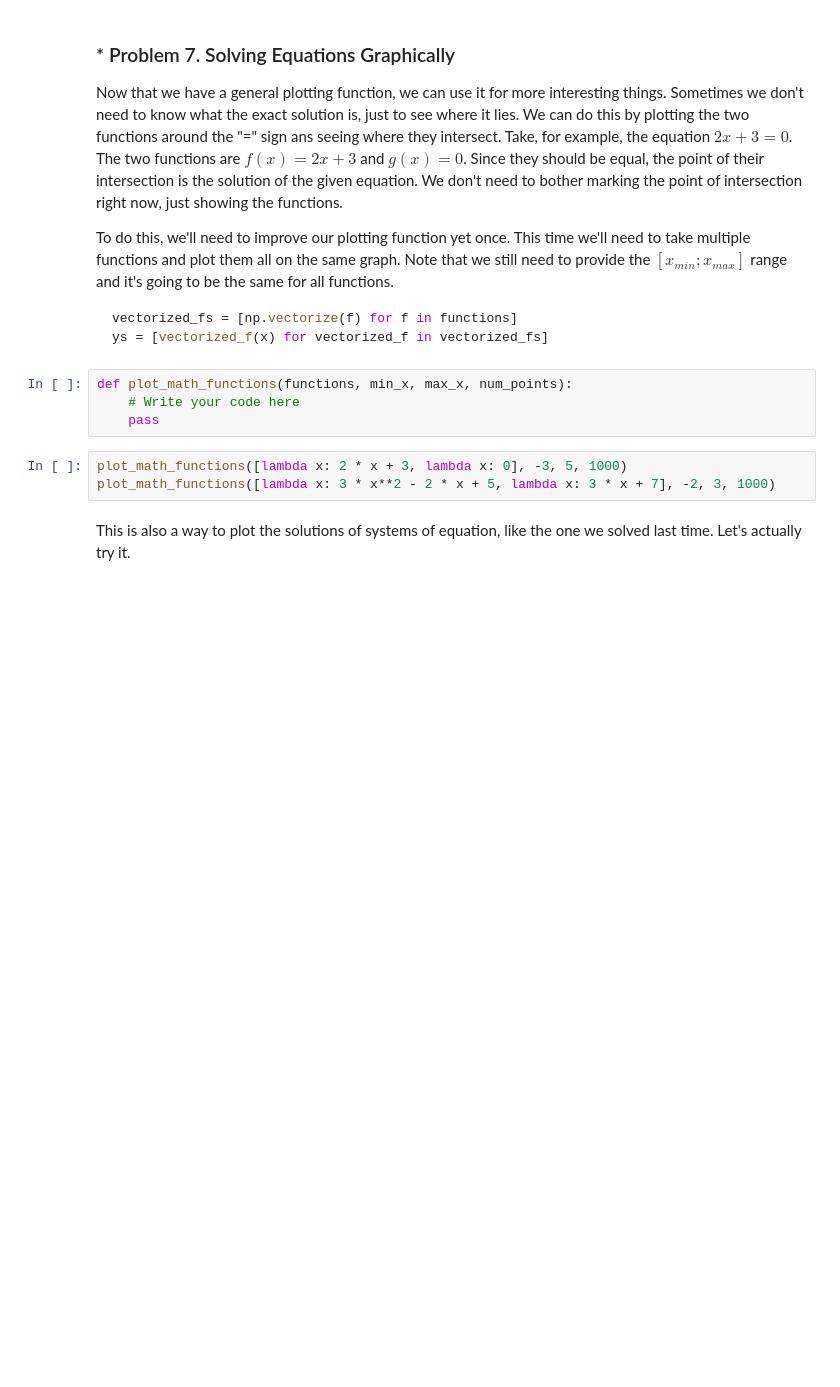
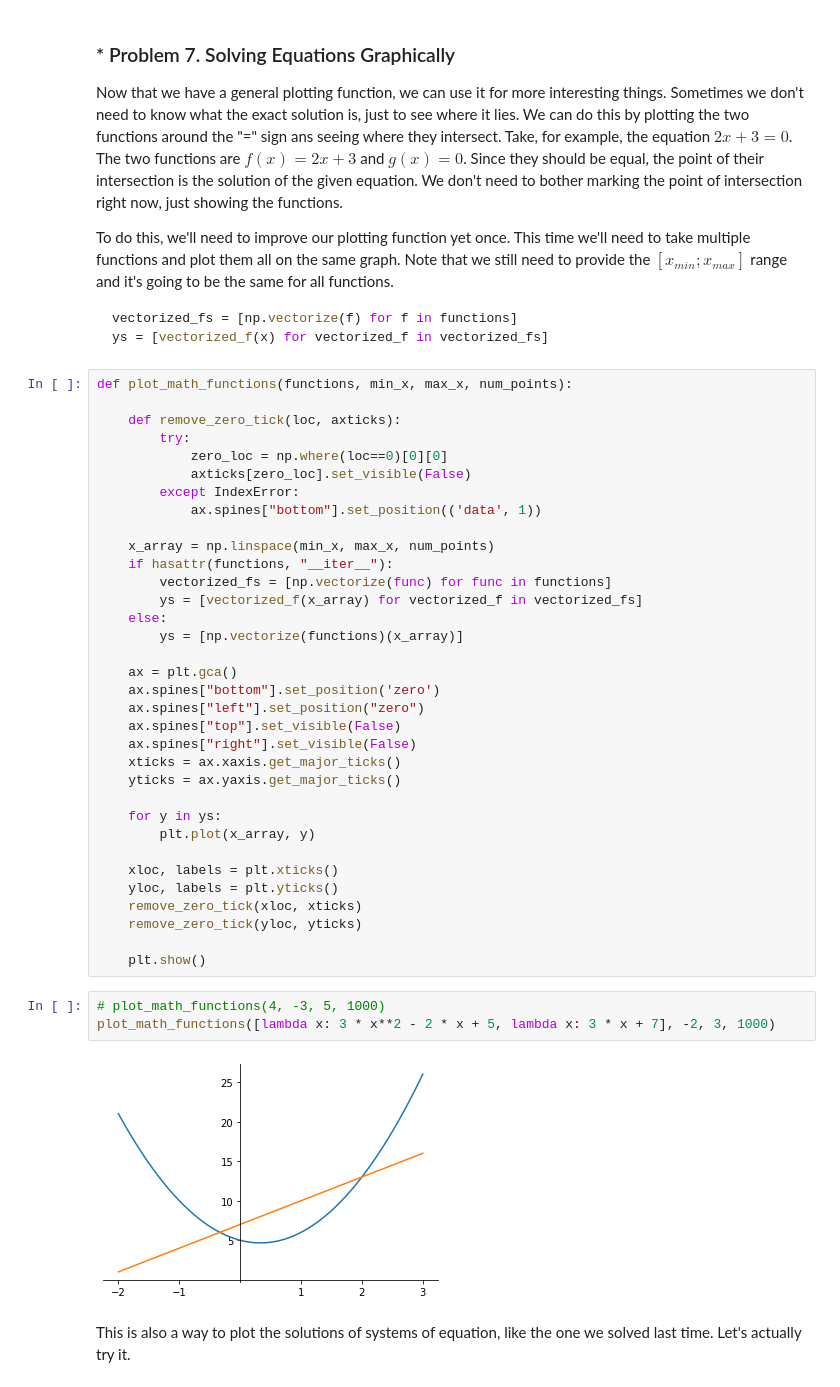
Before and after one commit to tankishev/Python, a Jupyter notebook: Math/High School Math/High-School Maths Exercise.ipynb, the cells around one changed output. Cells and saved outputs as stored; diff of their text form; blank space fills up the shorter version.

````diff
--- a/Math/High School Math/High-School Maths Exercise.ipynb
+++ b/Math/High School Math/High-School Maths Exercise.ipynb
@@ -445,13 +497,45 @@ To do this, we'll need to improve our plotting function yet once. This time we'l
 vectorized_fs = [np.vectorize(f) for f in functions]
 ys = [vectorized_f(x) for vectorized_f in vectorized_fs]
 ```
-# %%
-def plot_math_functions(functions, min_x, max_x, num_points):
-    # Write your code here
-    pass
+# %%
+def plot_math_functions(functions, min_x, max_x, num_points):
+
+    def remove_zero_tick(loc, axticks):
+        try:
+            zero_loc = np.where(loc==0)[0][0]
+            axticks[zero_loc].set_visible(False)
+        except IndexError:
+            ax.spines["bottom"].set_position(('data', 1))
+
+    x_array = np.linspace(min_x, max_x, num_points)
+    if hasattr(functions, "__iter__"):
+        vectorized_fs = [np.vectorize(func) for func in functions]
+        ys = [vectorized_f(x_array) for vectorized_f in vectorized_fs]
+    else:
+        ys = [np.vectorize(functions)(x_array)]
+
+    ax = plt.gca()
+    ax.spines["bottom"].set_position('zero')
+    ax.spines["left"].set_position("zero")
+    ax.spines["top"].set_visible(False)
+    ax.spines["right"].set_visible(False)
+    xticks = ax.xaxis.get_major_ticks()
+    yticks = ax.yaxis.get_major_ticks()
+
+    for y in ys:
+        plt.plot(x_array, y)
+
+    xloc, labels = plt.xticks()
+    yloc, labels = plt.yticks()
+    remove_zero_tick(xloc, xticks)
+    remove_zero_tick(yloc, yticks)
+
+    plt.show()
 # %%
-plot_math_functions([lambda x: 2 * x + 3, lambda x: 0], -3, 5, 1000)
+# plot_math_functions(4, -3, 5, 1000)
 plot_math_functions([lambda x: 3 * x**2 - 2 * x + 5, lambda x: 3 * x + 7], -2, 3, 1000)
+# %% [output]
+[figure, added]
 # %% [markdown]
 This is also a way to plot the solutions of systems of equation, like the one we solved last time. Let's actually try it.
 # %%
````
Also changed, not shown: parts of 17 cells of this notebook, 7 other files.
